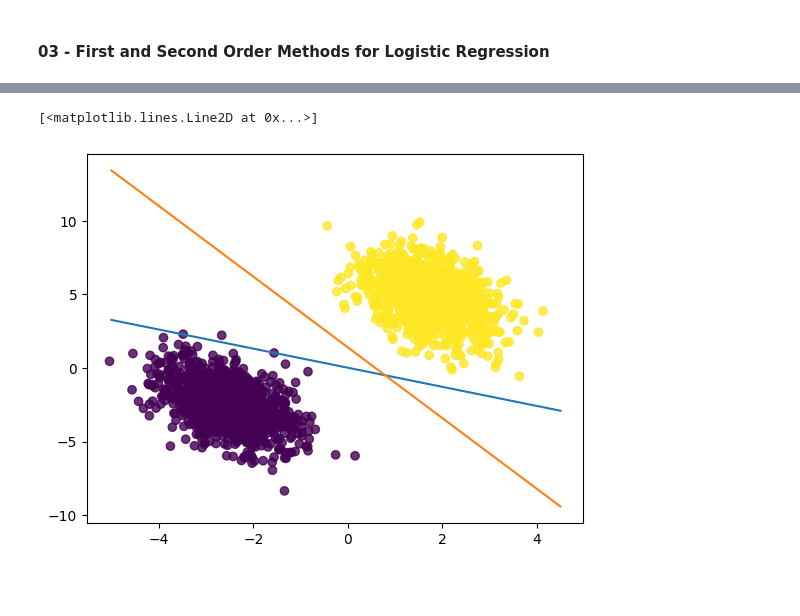
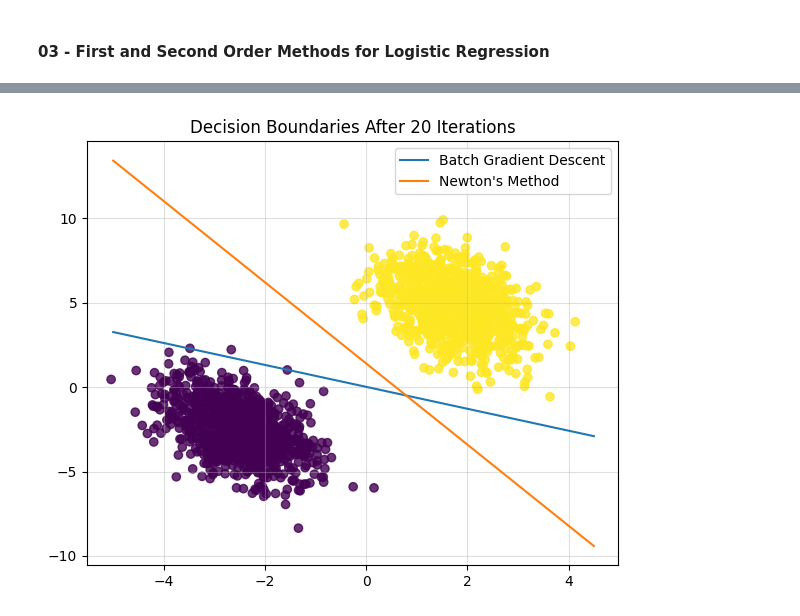
Before and after one commit to pulasthi-u/en3150-assignment02, a Jupyter notebook: A02.ipynb, the cells around one changed output, grey strips where cells are left out. Saved outputs shown, nothing was run; the diff lists cells and outputs as text; code cells hidden in the pictures; blank space fills up the shorter version.

```diff
--- a/A02.ipynb
+++ b/A02.ipynb
@@ -231,11 +247,25 @@ plt.show()
 # %%
+# Plot the decision boundaries learned with both methods after 20 iterations
+
+plt.figure(figsize=(6, 5))
+
+plt.title("Decision Boundaries After 20 Iterations")
+
+# Scatter the data
 plt.scatter(X[:, 1], X[:, 2], c=y, alpha=0.8)
+
 x = np.arange(-5, 5, 0.5)
-y = -(w_BGD[0] + w_BGD[1] * x) / w_BGD[2]
-plt.plot(x, y)
-y = -(w_NM[0] + w_NM[1] * x) / w_NM[2]
-plt.plot(x, y)
+y_BGD = -(w_BGD[0] + w_BGD[1] * x) / w_BGD[2]
+y_NM = -(w_NM[0] + w_NM[1] * x) / w_NM[2]
+
+plt.plot(x, y_BGD, label="Batch Gradient Descent")
+plt.plot(x, y_NM, label="Newton's Method")
+
+plt.legend()
+plt.grid(alpha=0.4)
+
+plt.tight_layout()
+plt.show()
 # %% [output]
-[<matplotlib.lines.Line2D at 0x...>]
-[figure, old version]
+[figure, new version]
 # %%
```
Also changed, not shown: parts of 10 cells of this notebook.
